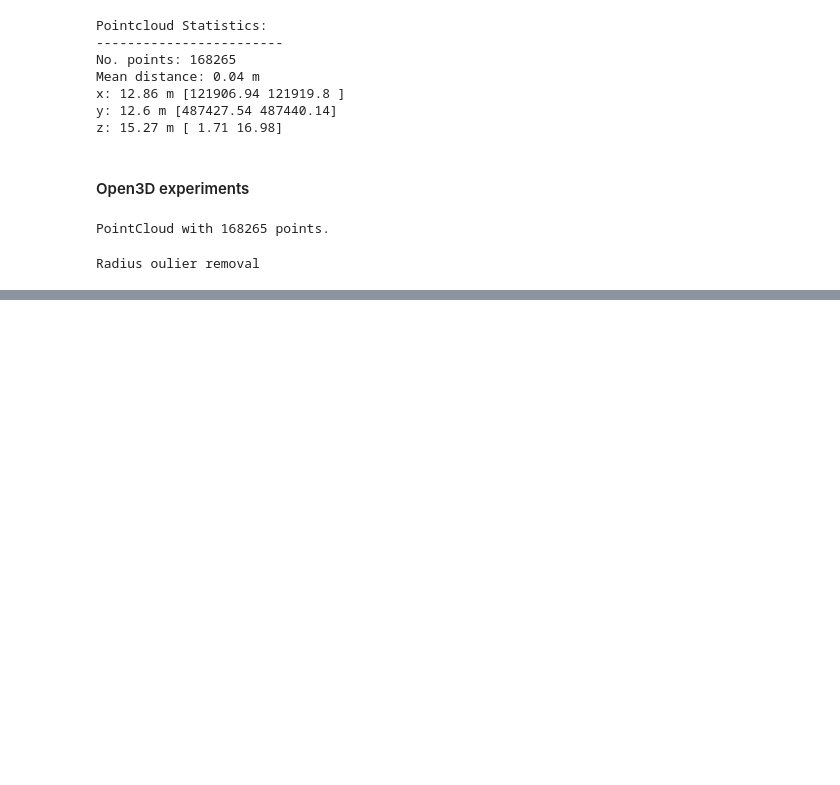
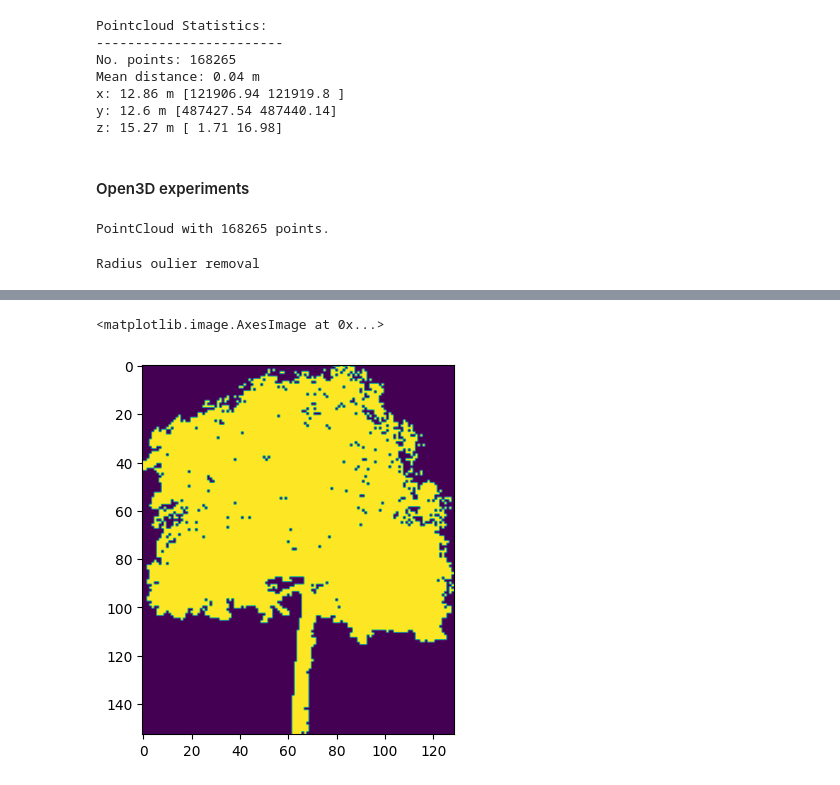
Before and after one commit to Amsterdam-AI-Team/PointCloud_Tree_Modelling, a Jupyter notebook: notebooks/Exprimental.ipynb, the cells around one changed output, grey strips where cells are left out. Drawn from its saved outputs; the diff is of its cells as text; code cells hidden in the pictures; blank space fills up the shorter version.

```diff
--- a/notebooks/Exprimental.ipynb
+++ b/notebooks/Exprimental.ipynb
@@ -92,0 +119,23 @@ poisson_sr(cyclo_pcd)
+# %%
+def pcd_to_grid(pcd, bin_size=.1):
+        points = np.asarray(pcd.points)
+        min_x, max_x = min(points[:, 0])-.5*bin_size, max(points[:, 0])+.5*bin_size
+        min_y, max_y = min(points[:, 1])-.5*bin_size, max(points[:, 1])+.5*bin_size
+        min_z, max_z = min(points[:, 2])-.5*bin_size, max(points[:, 2])+.5*bin_size
+        dimx = max_x - min_x
+        dimy = max_y - min_y
+        dimz = max_z - min_z
+        bins = [np.uint(dimx/bin_size), np.uint(dimy/bin_size), np.uint(dimz/bin_size)]
+        hist_range = [[min_x, max_x], [min_y, max_y], [min_z, max_z]]
+
+        counts, edges = np.histogramdd(points, range=hist_range, bins=bins)
+        origin = (hist_range[0][0]+bin_size/2,hist_range[1][0]+bin_size/2, hist_range[2][0]+bin_size/2)
+        grid = counts > 0
+
+        return grid, edges, bins, hist_range, origin
+# %%
+grid = pcd_to_grid(cyclo_pcd)[0]
+plt.imshow(np.flip(np.sum(grid, axis=1).T>0))
+# %% [output]
+<matplotlib.image.AxesImage at 0x...>
+[figure, added]
```
Also changed, not shown: parts of 6 cells of this notebook, 5 other files.
